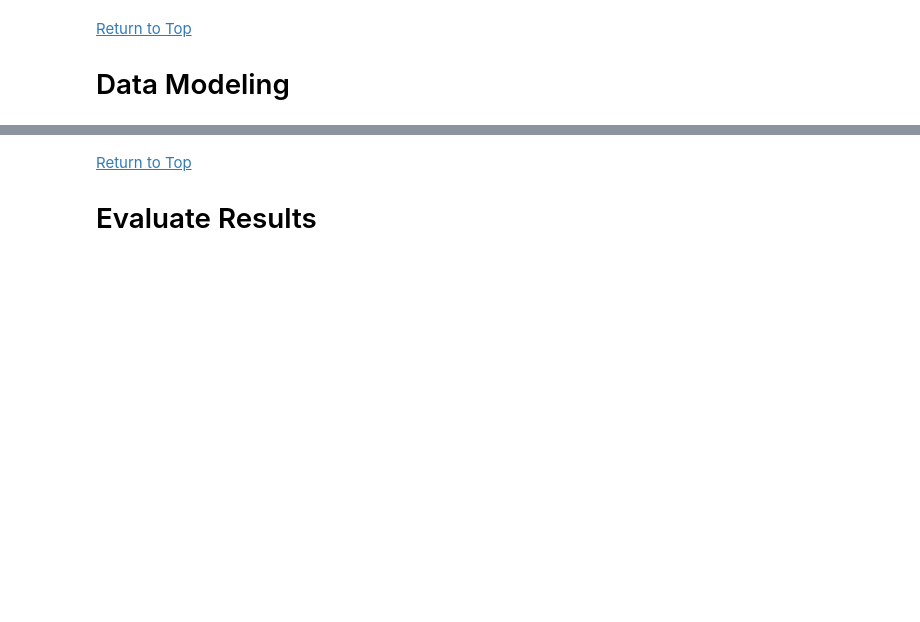
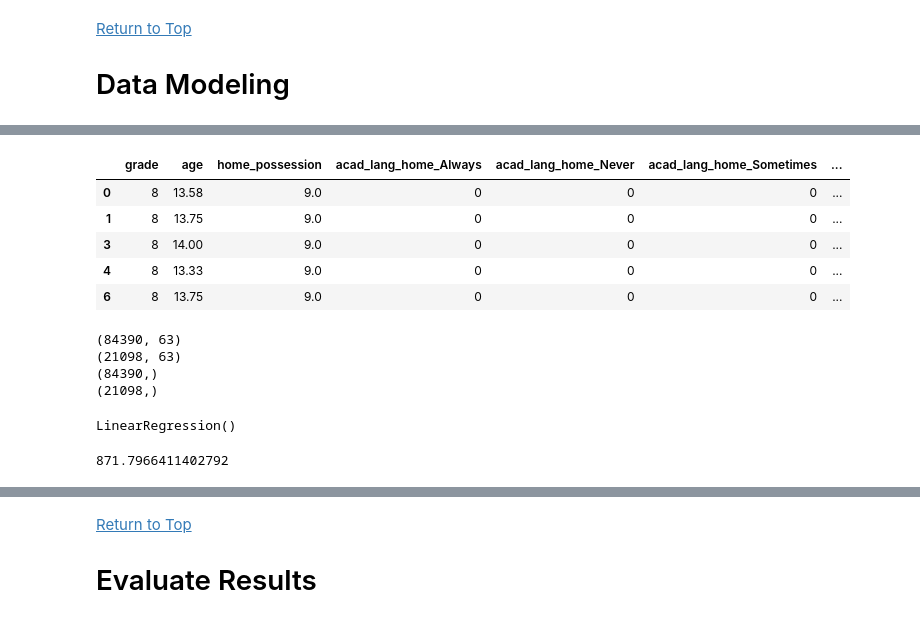
Before and after one commit to sjhaluck/TIMSS-Data-Science, a Jupyter notebook: TIMSS Exploration.ipynb, the cells around one changed output, grey strips where cells are left out. Cells and saved outputs as stored; diff of their text form; code cells hidden in the pictures; blank space fills up the shorter version.

```diff
--- a/TIMSS Exploration.ipynb
+++ b/TIMSS Exploration.ipynb
@@ -3570,0 +3611,18 @@ sci_teach = pd.read_csv('data/sci_teach.csv')
+# %%
+sub_set = student[['acad_lang_home', 'language','books', 'absent_freq','hungry_freq',
+       'grade', 'age','belonging','bullying','disorder_math','confident_math',
+       'home_possession','age_immigration', 'parent_edu_1','parent_edu_2', 'desired_edu','mmat_avg']].dropna()
+# %%
+X = sub_set[['acad_lang_home', 'language','books', 'absent_freq','hungry_freq',
+       'grade', 'age','belonging','bullying','disorder_math','confident_math',
+       'home_possession','age_immigration', 'parent_edu_1','parent_edu_2', 'desired_edu']]
+# %%
+X = pd.get_dummies(data=X, drop_first=True)
+X.head()
+# %% [output]
+|  | grade | age | home_possession | acad_lang_home_Always | acad_lang_home_Never | acad_lang_home_Sometimes | ... |
+| 0 | 8 | 13.58 | 9.0 | 0 | 0 | 0 | ... |
+| 1 | 8 | 13.75 | 9.0 | 0 | 0 | 0 | ... |
+| 3 | 8 | 14.00 | 9.0 | 0 | 0 | 0 | ... |
+| 4 | 8 | 13.33 | 9.0 | 0 | 0 | 0 | ... |
+| 6 | 8 | 13.75 | 9.0 | 0 | 0 | 0 | ... |
@@ -3570,0 +3631,25 @@ sci_teach = pd.read_csv('data/sci_teach.csv')
+# %%
+from sklearn.model_selection import train_test_split
+X_train, X_test, y_train, y_test = train_test_split(X, Y, test_size=0.2, random_state=42)
+
+print(X_train.shape)
+print(X_test.shape)
+print(y_train.shape)
+print(y_test.shape)
+# %% [output]
+(84390, 63)
+(21098, 63)
+(84390,)
+(21098,)
+# %%
+from sklearn.linear_model import LinearRegression
+
+model = LinearRegression()
+
+model.fit(X_train, y_train)
+# %% [output]
+LinearRegression()
+# %%
+print(model.intercept_)
+# %% [output]
+871.7966411402792
```
Also changed, not shown: parts of 7 cells of this notebook.
